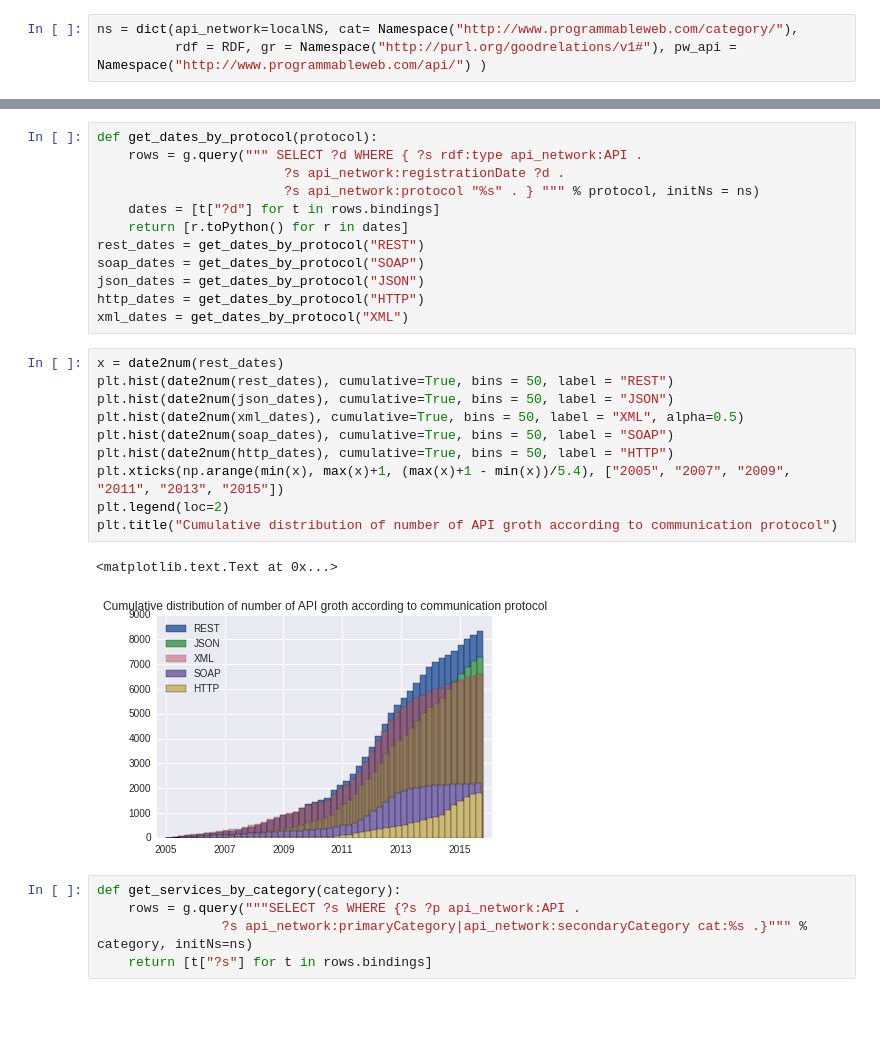
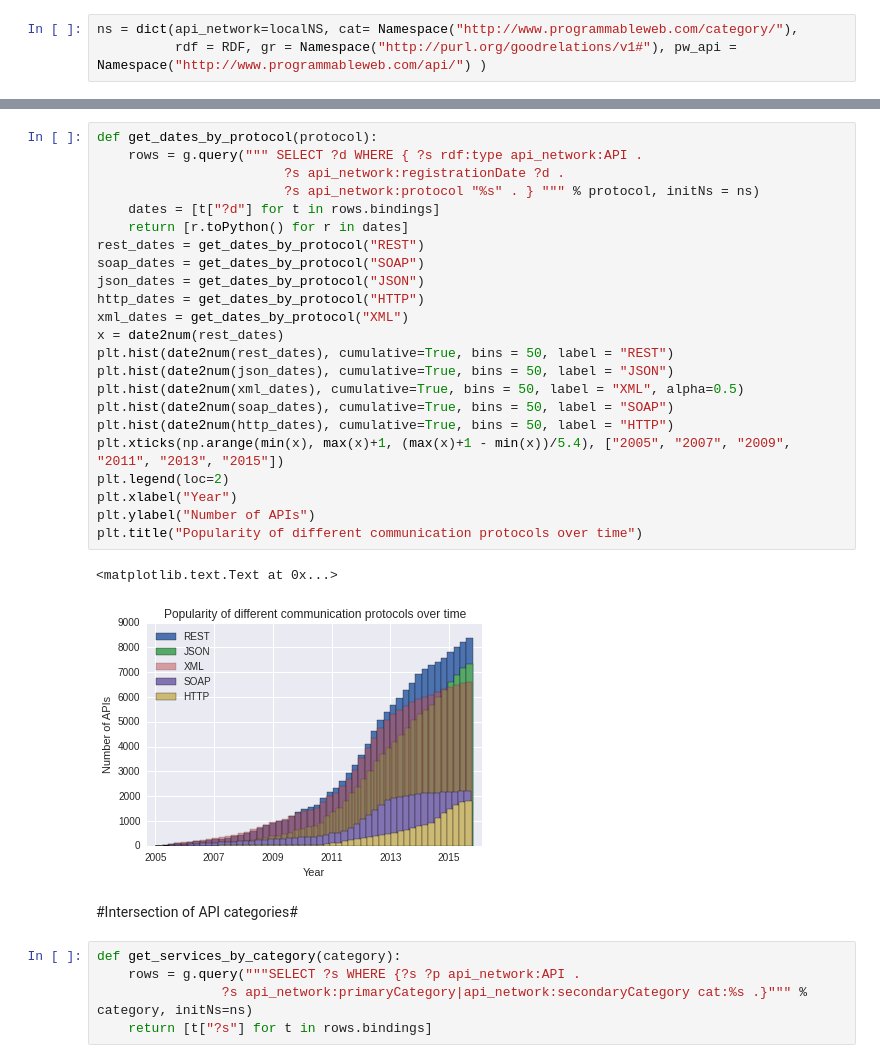
Before and after one commit to omelkova/pw_crawler, a Jupyter notebook: analysis/graph_analysis.ipynb, the cells around one changed output, grey strips where cells are left out. Saved outputs shown, nothing was run; the diff lists cells and outputs as text; blank space fills up the shorter version.

Commit message:
Add labels to analysis

```diff
--- a/analysis/graph_analysis.ipynb
+++ b/analysis/graph_analysis.ipynb
@@ -92,28 +122,31 @@ Total number of distinct protocols: 532
 # %%
 def get_dates_by_protocol(protocol):
     rows = g.query(""" SELECT ?d WHERE { ?s rdf:type api_network:API .
                         ?s api_network:registrationDate ?d .
                         ?s api_network:protocol "%s" . } """ % protocol, initNs = ns)
     dates = [t["?d"] for t in rows.bindings]
     return [r.toPython() for r in dates]
 rest_dates = get_dates_by_protocol("REST")
 soap_dates = get_dates_by_protocol("SOAP")
 json_dates = get_dates_by_protocol("JSON")
 http_dates = get_dates_by_protocol("HTTP")
 xml_dates = get_dates_by_protocol("XML")
+x = date2num(rest_dates)
+plt.hist(date2num(rest_dates), cumulative=True, bins = 50, label = "REST")
+plt.hist(date2num(json_dates), cumulative=True, bins = 50, label = "JSON")
+plt.hist(date2num(xml_dates), cumulative=True, bins = 50, label = "XML", alpha=0.5)
+plt.hist(date2num(soap_dates), cumulative=True, bins = 50, label = "SOAP")
+plt.hist(date2num(http_dates), cumulative=True, bins = 50, label = "HTTP")
+plt.xticks(np.arange(min(x), max(x)+1, (max(x)+1 - min(x))/5.4), ["2005", "2007", "2009", "2011", "2013", "2015"])
+plt.legend(loc=2)
+plt.xlabel("Year")
+plt.ylabel("Number of APIs")
+plt.title("Popularity of different communication protocols over time")
+# %% [output]
+<matplotlib.text.Text at 0x...>
+[figure, added]
-# %%
-x = date2num(rest_dates)
-plt.hist(date2num(rest_dates), cumulative=True, bins = 50, label = "REST")
-plt.hist(date2num(json_dates), cumulative=True, bins = 50, label = "JSON")
-plt.hist(date2num(xml_dates), cumulative=True, bins = 50, label = "XML", alpha=0.5)
-plt.hist(date2num(soap_dates), cumulative=True, bins = 50, label = "SOAP")
-plt.hist(date2num(http_dates), cumulative=True, bins = 50, label = "HTTP")
-plt.xticks(np.arange(min(x), max(x)+1, (max(x)+1 - min(x))/5.4), ["2005", "2007", "2009", "2011", "2013", "2015"])
-plt.legend(loc=2)
-plt.title("Cumulative distribution of number of API groth according to communication protocol")
-# %% [output]
-<matplotlib.text.Text at 0x...>
-[figure, removed]
+# %% [markdown]
+#Intersection of API categories#
 # %%
 def get_services_by_category(category):
     rows = g.query("""SELECT ?s WHERE {?s ?p api_network:API .
```
Also changed, not shown: parts of 14 cells of this notebook.
